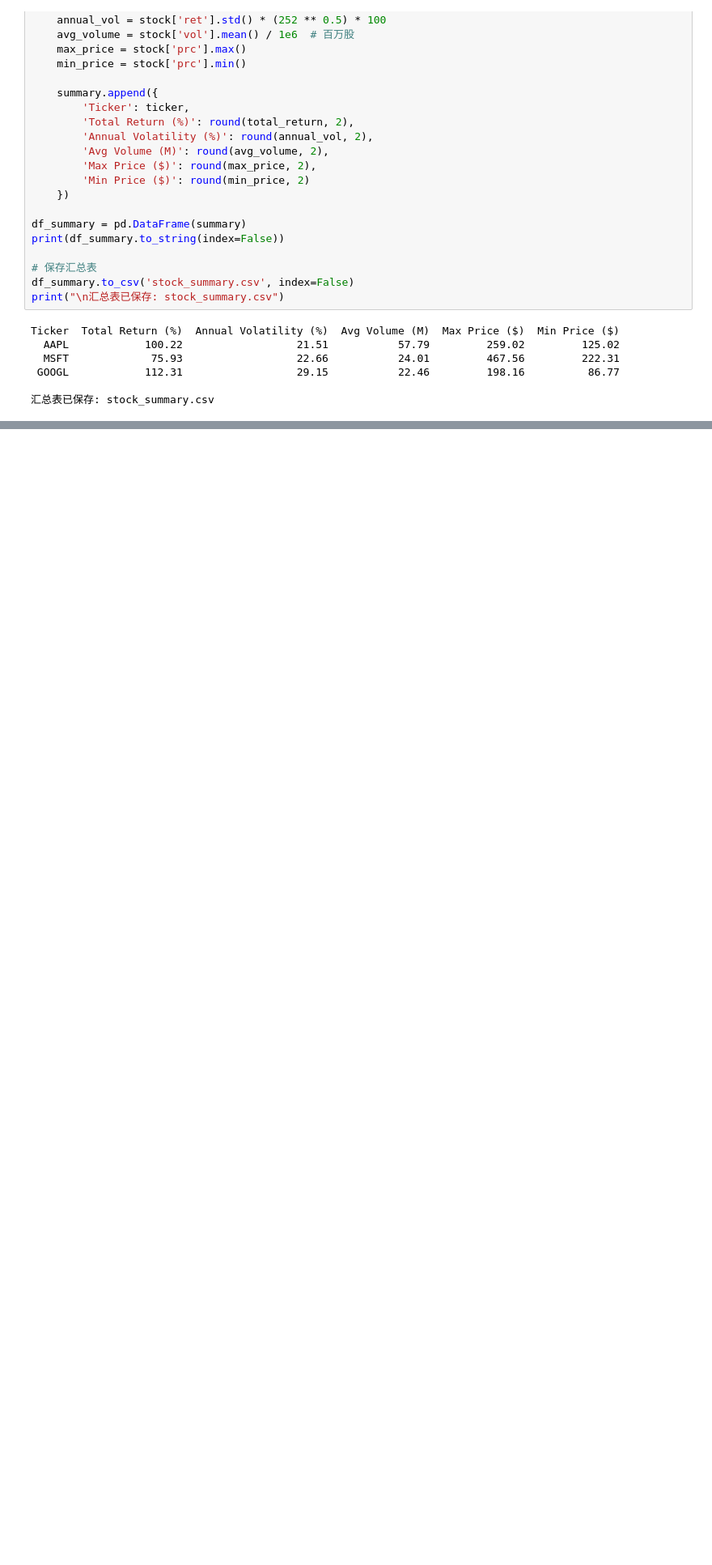
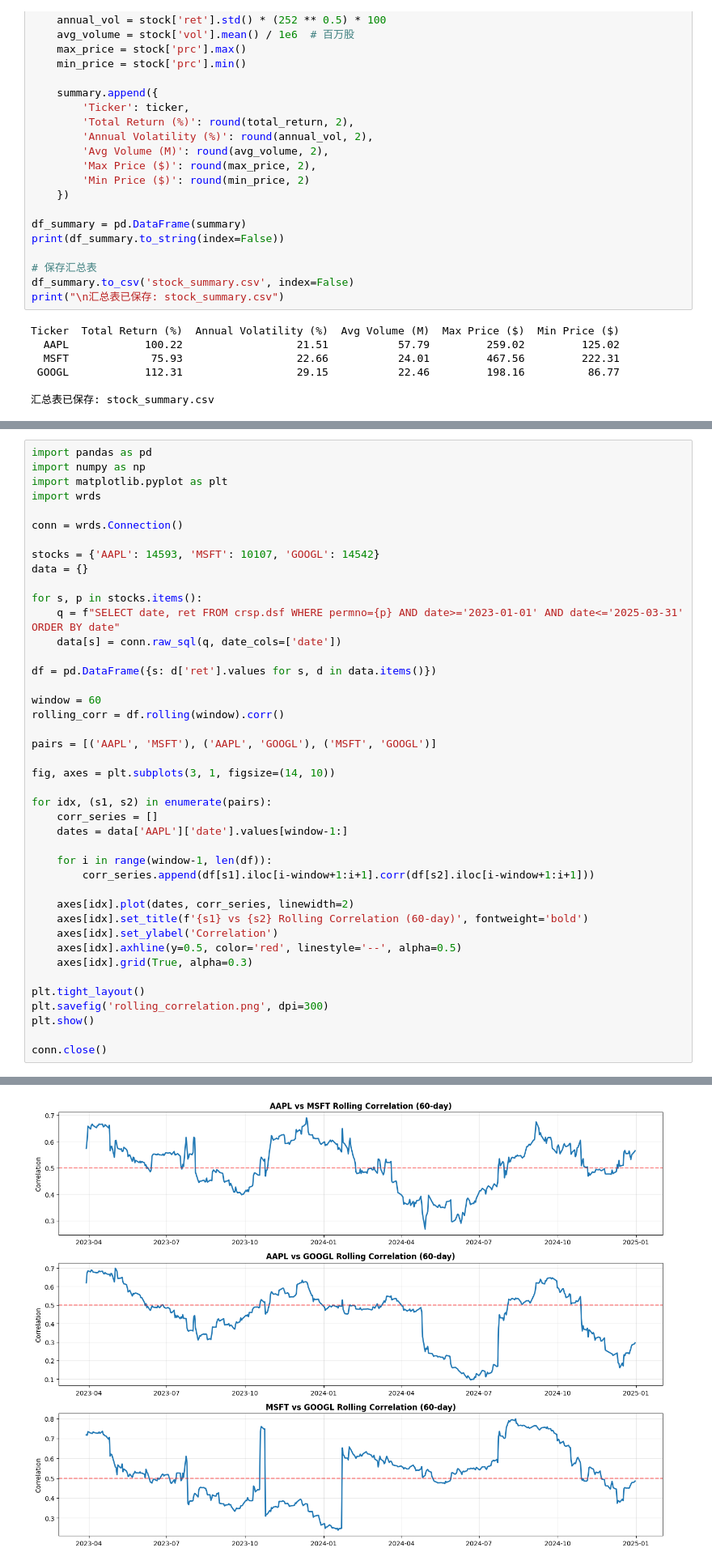
Before and after one commit to ZhiyueZhang2402/us-tech-stock-analysis, a Jupyter notebook: GitHub stock analysis.ipynb, the cells around one changed output, grey strips where cells are left out. Shown at 81% size. Drawn from its saved outputs; the diff is of its cells as text; blank space fills up the shorter version.

```diff
--- a/GitHub stock analysis.ipynb
+++ b/GitHub stock analysis.ipynb
@@ -201,0 +252,43 @@ print("图表已保存: monthly_returns.png")
+# %%
+import pandas as pd
+import numpy as np
+import matplotlib.pyplot as plt
+import wrds
+
+conn = wrds.Connection()
+
+stocks = {'AAPL': 14593, 'MSFT': 10107, 'GOOGL': 14542}
+data = {}
+
+for s, p in stocks.items():
+    q = f"SELECT date, ret FROM crsp.dsf WHERE permno={p} AND date>='2023-01-01' AND date<='2025-03-31' ORDER BY date"
+    data[s] = conn.raw_sql(q, date_cols=['date'])
+
+df = pd.DataFrame({s: d['ret'].values for s, d in data.items()})
+
+window = 60
+rolling_corr = df.rolling(window).corr()
+
+pairs = [('AAPL', 'MSFT'), ('AAPL', 'GOOGL'), ('MSFT', 'GOOGL')]
+
+fig, axes = plt.subplots(3, 1, figsize=(14, 10))
+
+for idx, (s1, s2) in enumerate(pairs):
+    corr_series = []
+    dates = data['AAPL']['date'].values[window-1:]
+
+    for i in range(window-1, len(df)):
+        corr_series.append(df[s1].iloc[i-window+1:i+1].corr(df[s2].iloc[i-window+1:i+1]))
+
+    axes[idx].plot(dates, corr_series, linewidth=2)
+    axes[idx].set_title(f'{s1} vs {s2} Rolling Correlation (60-day)', fontweight='bold')
+    axes[idx].set_ylabel('Correlation')
+    axes[idx].axhline(y=0.5, color='red', linestyle='--', alpha=0.5)
+    axes[idx].grid(True, alpha=0.3)
+
+plt.tight_layout()
+plt.savefig('rolling_correlation.png', dpi=300)
+plt.show()
+
+conn.close()
+# %% [output]
@@ -201,0 +297 @@ print("图表已保存: monthly_returns.png")
+[figure, new version]
```
Also changed, not shown: parts of 11 cells of this notebook, 5 other files.
